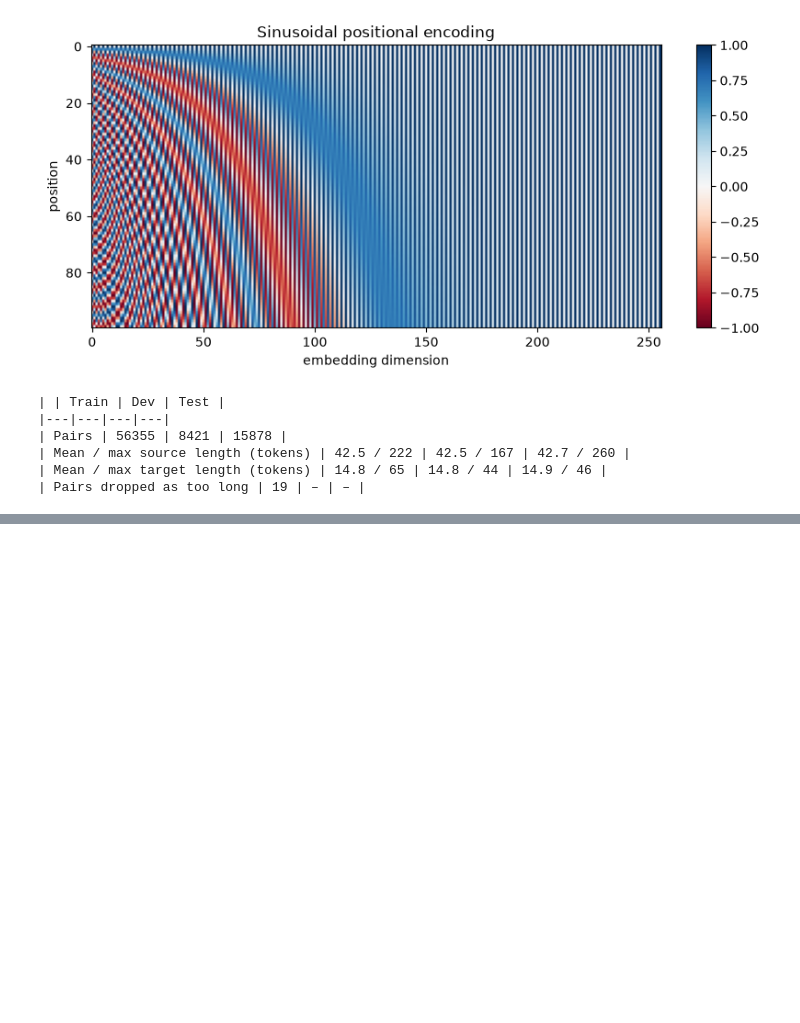
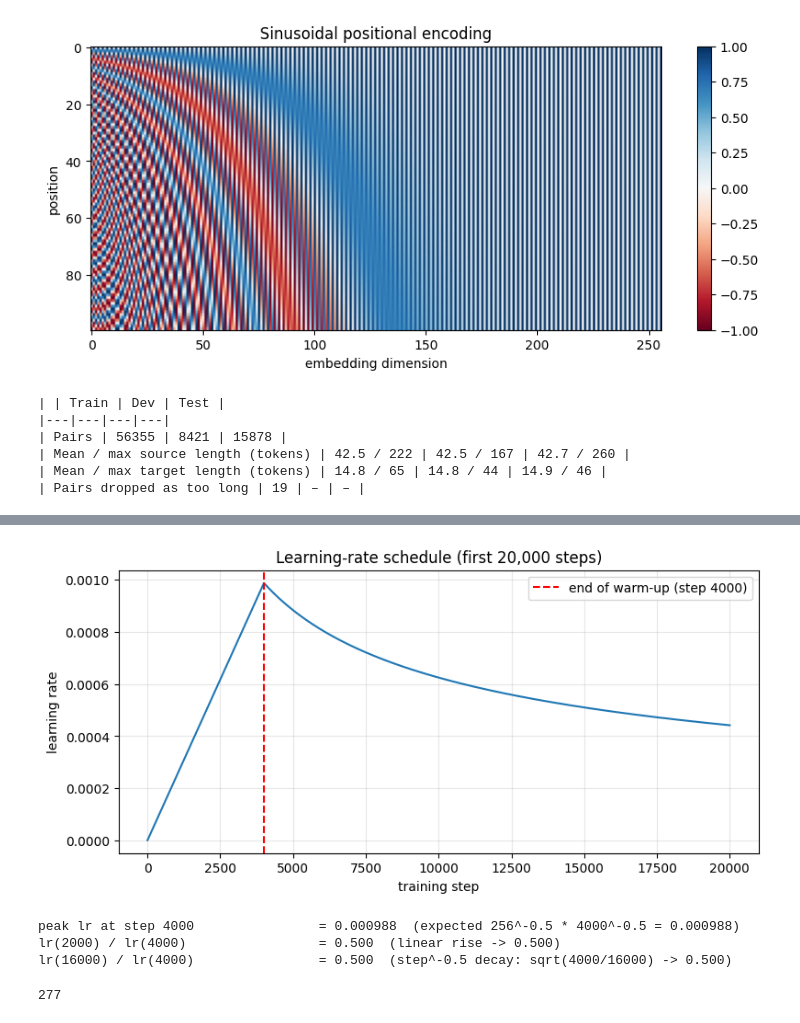
Before and after one commit to ahmadchohan065-sudo/txt2sql-transformer, a Jupyter notebook: notebook.ipynb, the cells around one changed output, grey strips where cells are left out. Drawn from its saved outputs; the diff is of its cells as text; code cells hidden in the pictures; blank space fills up the shorter version.

```diff
--- a/notebook.ipynb
+++ b/notebook.ipynb
@@ -609,3 +612,22 @@ print(
     f"[4] Weight sharing: output projection and embedding are "
     f"the same tensor = {shared}"
 )
+
+
+import os
+
+report = [
+    f"[1] causal mask: earlier outputs unchanged = {earlier_same} | last output changed = {last_changed}",
+    f"[2] padding mask: output unchanged after adding <pad> = {padding_works}",
+    f"[3] attention rows: rows sum to 1 = {rows_sum_to_one} | masked positions have zero weight = {masked_zero}",
+    f"real model: cross-attention rows sum to 1 = {cross_rows_sum_to_one} | padded source weight = {padded_source_weight:.1e}",
+    f"[4] weight sharing: output projection and embeddings use the same tensor = {shared}"
+]
+
+os.makedirs("results", exist_ok=True)
+
+with open("results/correctness_checks.txt", "w") as f:
+    f.write("\n".join(report))
+
+print("\n".join(report))
+print("\nsaved to results/correctness_checks.txt")
@@ -795,0 +945,32 @@ if __name__ == "__main__":
+# %%
+import importlib, matplotlib.pyplot as plt
+import train
+importlib.reload(train)
+from train import noam_lr
+
+steps = list(range(1, 20001))
+lrs = [noam_lr(s) for s in steps]
+
+plt.figure(figsize=(9, 4))
+plt.plot(steps, lrs)
+plt.axvline(4000, color="red", linestyle="--", label="end of warm-up (step 4000)")
+plt.xlabel("training step"); plt.ylabel("learning rate")
+plt.title("Learning-rate schedule (first 20,000 steps)")
+plt.legend(); plt.grid(alpha=0.3)
+plt.savefig("results/fig3_lr_schedule.png", dpi=150, bbox_inches="tight")
+plt.show()
+
+peak = noam_lr(4000)
+lines = [
+    f"peak lr at step 4000                = {peak:.6f}  (expected 256^-0.5 * 4000^-0.5 = {256**-0.5 * 4000**-0.5:.6f})",
+    f"lr(2000) / lr(4000)                 = {noam_lr(2000)/peak:.3f}  (linear rise -> 0.500)",
+    f"lr(16000) / lr(4000)                = {noam_lr(16000)/peak:.3f}  (step^-0.5 decay: sqrt(4000/16000) -> 0.500)",
+]
+print("\n".join(lines))
+open("results/correctness_checks.txt", "a").write("\n[5] Learning-rate schedule\n" + "\n".join(lines) + "\n")
+# %% [output]
+[figure, added]
+peak lr at step 4000                = 0.000988  (expected 256^-0.5 * 4000^-0.5 = 0.000988)
+lr(2000) / lr(4000)                 = 0.500  (linear rise -> 0.500)
+lr(16000) / lr(4000)                = 0.500  (step^-0.5 decay: sqrt(4000/16000) -> 0.500)
+277
```
Also changed, not shown: parts of 18 cells of this notebook, 7 other files.
